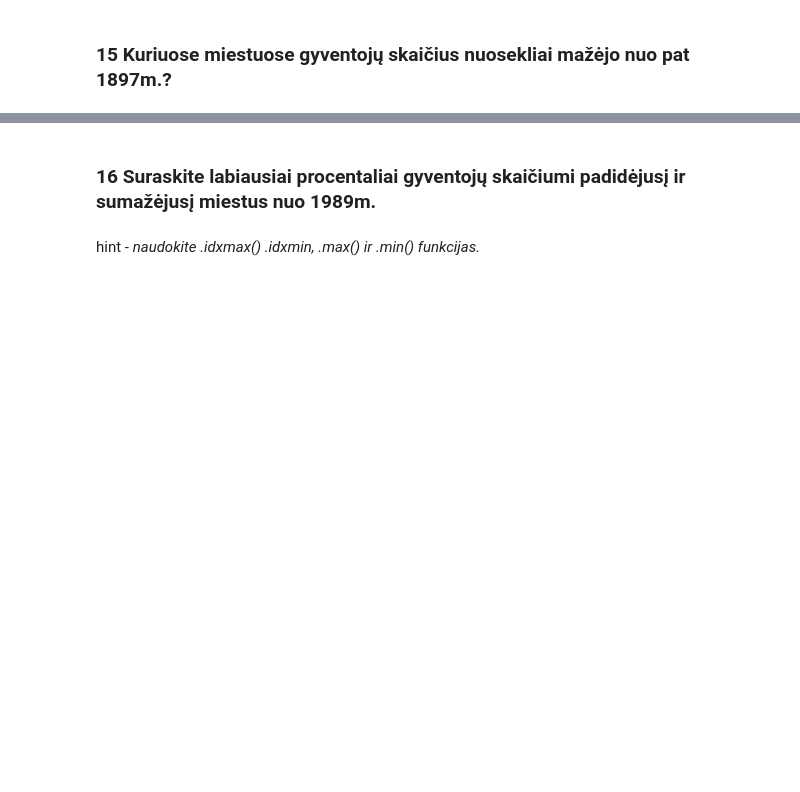
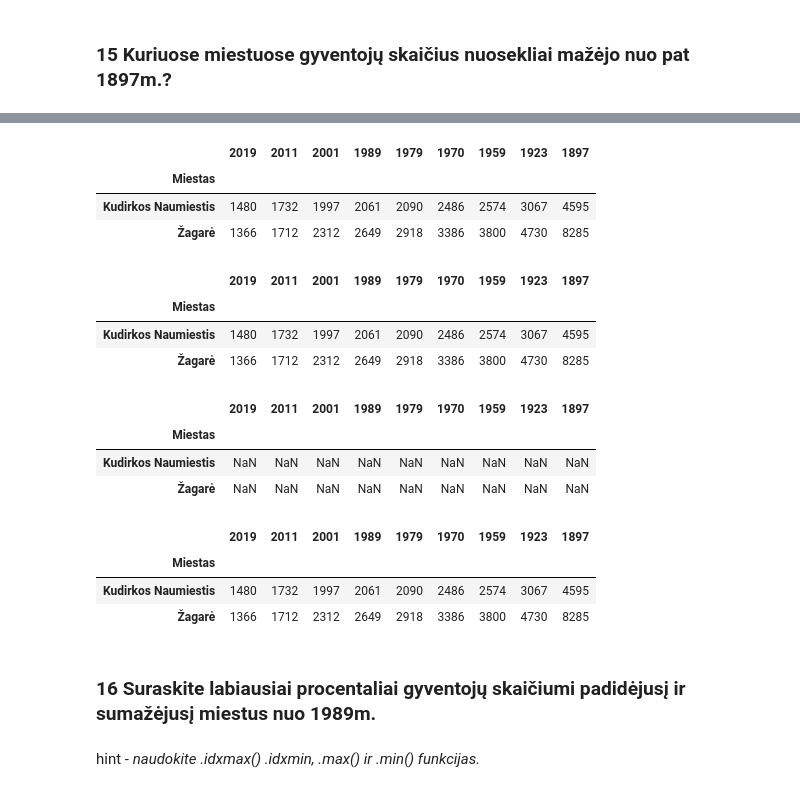
Before and after one commit to IngridaVaitkuviene/ptu5_antra_dalis, a Jupyter notebook: _1007_uzduotys_miestai.ipynb, the cells around one changed output, grey strips where cells are left out. Drawn from its saved outputs; the diff is of its cells as text; code cells hidden in the pictures; blank space fills up the shorter version.

```diff
--- a/_1007_uzduotys.ipynb
+++ b/_1007_uzduotys_miestai.ipynb
@@ -30,0 +53,2 @@ import pandas as pd
+# %%
+miestai.set_index('Miestas', inplace=True)
@@ -78,0 +112,2 @@ Name: 1897, dtype: int64
+# %%
+miestai['nr'] = [x for x in range(1, 104)]
@@ -105,0 +145,2 @@ Name: 1897, dtype: int64
+# %%
+miestai.drop('nr', axis=1, inplace=True)
@@ -153,3 +201,49 @@ Name: 1897, dtype: int64
+# %%
+# 1 variantas
+miestai[(miestai['1897'] > miestai['1923']) &
+        (miestai['1923'] > miestai['1959']) &
+        (miestai['1959'] > miestai['1970']) &
+        (miestai['1970'] > miestai['1979']) &
+        (miestai['1979'] > miestai['1989']) &
+        (miestai['1989'] > miestai['2001']) &
+        (miestai['2001'] > miestai['2011']) &
+        (miestai['2011'] > miestai['2019'])]
+# %% [output]
+|  | 2019 | 2011 | 2001 | 1989 | 1979 | 1970 | 1959 | 1923 | 1897 |
+| Miestas |  |  |  |  |  |  |  |  |  |
+| Kudirkos Naumiestis | 1480 | 1732 | 1997 | 2061 | 2090 | 2486 | 2574 | 3067 | 4595 |
+| Žagarė | 1366 | 1712 | 2312 | 2649 | 2918 | 3386 | 3800 | 4730 | 8285 |
+# %%
+# 2 variantas (sudetingas)
+years = miestai.columns[:0:-1] # nuo galo iki nulinio, nulinio neimant
+# print("metai:", years)
+clauses = [f"(miestai['{year}'] > miestai['{years[index+1]}'])" for index, year in enumerate(years[:-1])]
+# print("filtro salygos:", clauses)
+condition = " & ".join(clauses)
+# print("galutinis filtras: ", condition)
+miestai[eval(condition)]
+# %% [output]
+|  | 2019 | 2011 | 2001 | 1989 | 1979 | 1970 | 1959 | 1923 | 1897 |
+| Miestas |  |  |  |  |  |  |  |  |  |
+| Kudirkos Naumiestis | 1480 | 1732 | 1997 | 2061 | 2090 | 2486 | 2574 | 3067 | 4595 |
+| Žagarė | 1366 | 1712 | 2312 | 2649 | 2918 | 3386 | 3800 | 4730 | 8285 |
+# %%
+# 3 variantas
+decline = miestai[miestai.diff(axis=1, periods=-1) > 0]
+select = decline[decline.isna().all(axis=1)]
+select
+# %% [output]
+|  | 2019 | 2011 | 2001 | 1989 | 1979 | 1970 | 1959 | 1923 | 1897 |
+| Miestas |  |  |  |  |  |  |  |  |  |
+| Kudirkos Naumiestis | NaN | NaN | NaN | NaN | NaN | NaN | NaN | NaN | NaN |
+| Žagarė | NaN | NaN | NaN | NaN | NaN | NaN | NaN | NaN | NaN |
+# %%
+miestai.loc[select.index]
+# %% [output]
+|  | 2019 | 2011 | 2001 | 1989 | 1979 | 1970 | 1959 | 1923 | 1897 |
+| Miestas |  |  |  |  |  |  |  |  |  |
+| Kudirkos Naumiestis | 1480 | 1732 | 1997 | 2061 | 2090 | 2486 | 2574 | 3067 | 4595 |
+| Žagarė | 1366 | 1712 | 2312 | 2649 | 2918 | 3386 | 3800 | 4730 | 8285 |
 # %% [markdown]
 ### 16 Suraskite labiausiai procentaliai gyventojų skaičiumi padidėjusį ir sumažėjusį miestus nuo 1989m.
 # %% [markdown]
```
Also changed, not shown: parts of 35 cells of this notebook, 2 other files.
